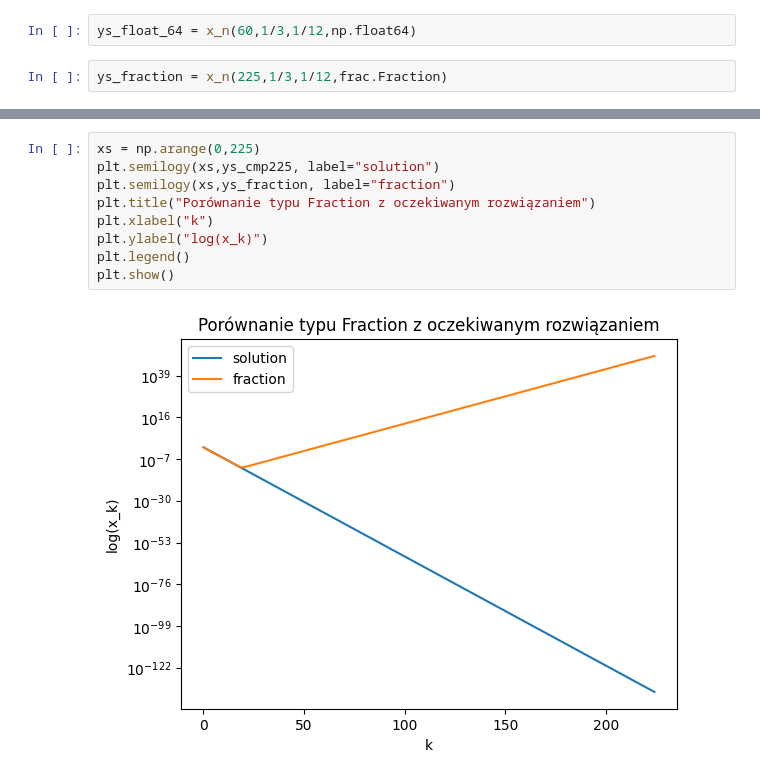
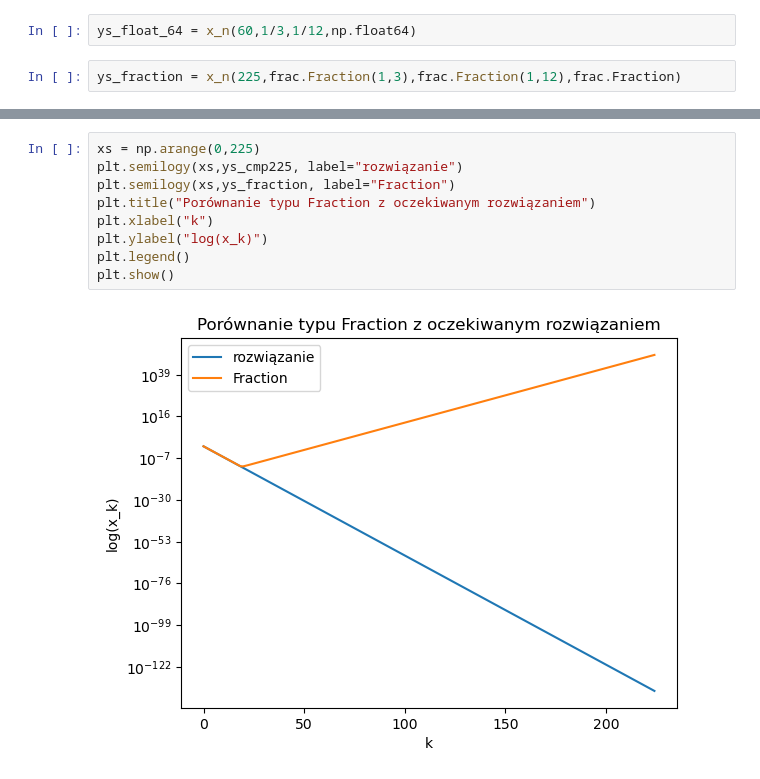
Before and after one commit to domino644/mownit, a Jupyter notebook: lab1/zad2.ipynb, the cells around one changed output, grey strips where cells are left out. Drawn from its saved outputs; the diff is of its cells as text.

```diff
--- a/lab1/zad2.ipynb
+++ b/lab1/zad2.ipynb
@@ -21,7 +21,7 @@ ys_float_32 = x_n(225,1/3,1/12,np.float32)
 # %%
 ys_float_64 = x_n(60,1/3,1/12,np.float64)
 # %%
-ys_fraction = x_n(225,1/3,1/12,frac.Fraction)
+ys_fraction = x_n(225,frac.Fraction(1,3),frac.Fraction(1,12),frac.Fraction)
 # %%
 ys_cmp225 = np.array([cmp_fun(i) for i in range(225)])
 ys_cmp60 = np.array([cmp_fun(i) for i in range(60)])
@@ -50,13 +52,13 @@ plt.show()
 # %%
 xs = np.arange(0,225)
-plt.semilogy(xs,ys_cmp225, label="solution")
-plt.semilogy(xs,ys_fraction, label="fraction")
+plt.semilogy(xs,ys_cmp225, label="rozwiązanie")
+plt.semilogy(xs,ys_fraction, label="Fraction")
 plt.title("Porównanie typu Fraction z oczekiwanym rozwiązaniem")
 plt.xlabel("k")
 plt.ylabel("log(x_k)")
 plt.legend()
 plt.show()
 # %% [output]
-[figure, old version]
+[figure, new version]
 # %%
 xs = np.arange(0,225)
```
Also changed, not shown: parts of 8 cells of this notebook.
